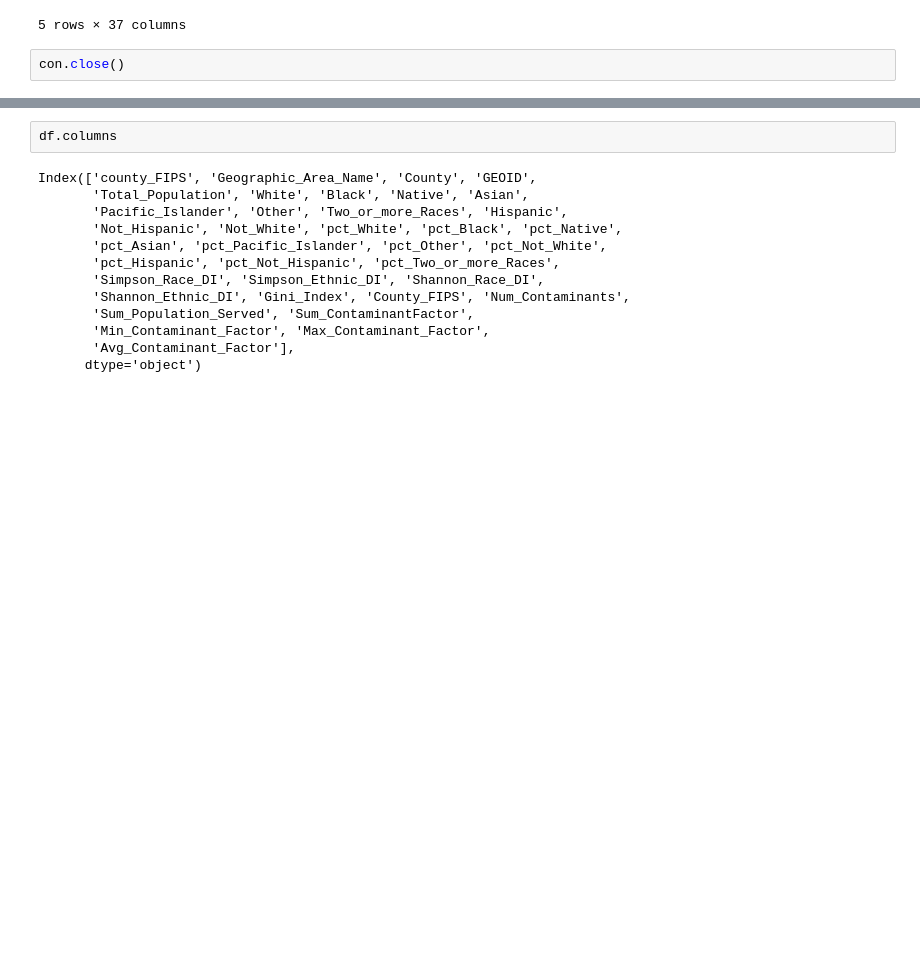
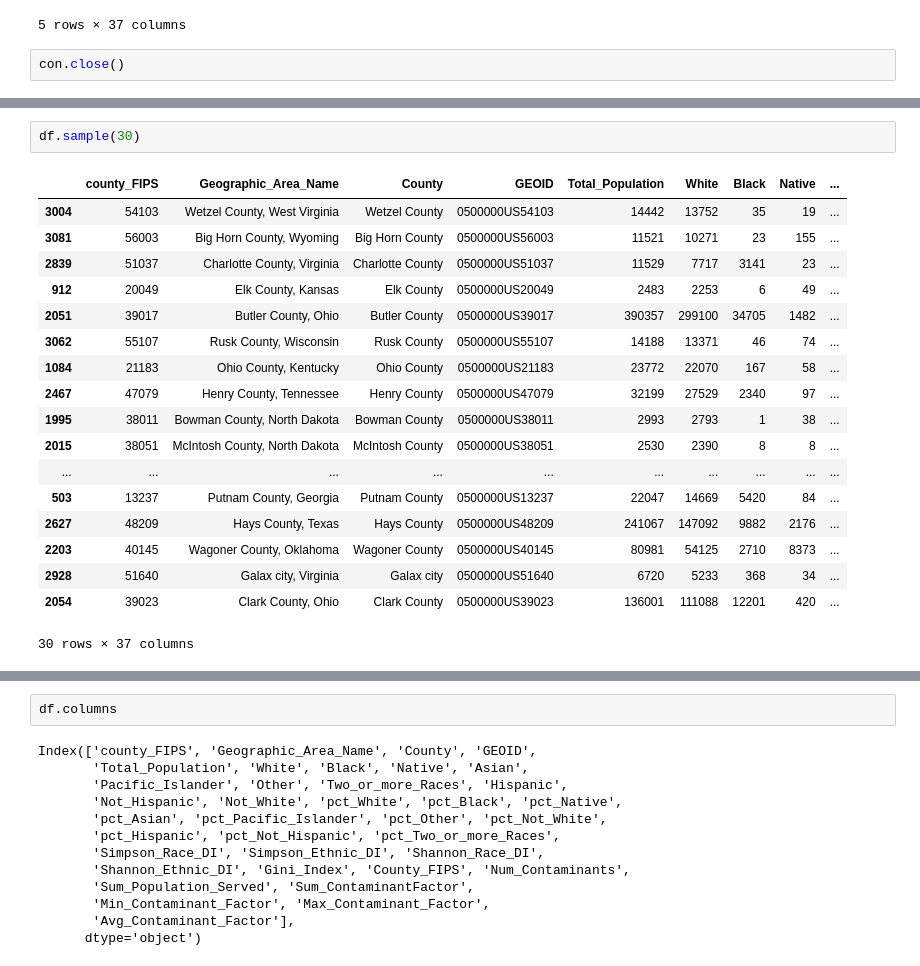
Before and after one commit to jonathantree/Water_Quality_Analysis, a Jupyter notebook: Census_Data_Cleaning/Eliminating_Outliers.ipynb, the cells around one changed output, grey strips where cells are left out. Cells and saved outputs as stored; diff of their text form; blank space fills up the shorter version.

```diff
--- a/Census_Data_Cleaning/Eliminating_Outliers.ipynb
+++ b/Census_Data_Cleaning/Eliminating_Outliers.ipynb
@@ -33,3 +33,24 @@ df.shape
+# %%
+df.sample(30)
+# %% [output]
+|  | county_FIPS | Geographic_Area_Name | County | GEOID | Total_Population | White | Black | Native | ... |
+| 3004 | 54103 | Wetzel County, West Virginia | Wetzel County | 0500000US54103 | 14442 | 13752 | 35 | 19 | ... |
+| 3081 | 56003 | Big Horn County, Wyoming | Big Horn County | 0500000US56003 | 11521 | 10271 | 23 | 155 | ... |
+| 2839 | 51037 | Charlotte County, Virginia | Charlotte County | 0500000US51037 | 11529 | 7717 | 3141 | 23 | ... |
+| 912 | 20049 | Elk County, Kansas | Elk County | 0500000US20049 | 2483 | 2253 | 6 | 49 | ... |
+| 2051 | 39017 | Butler County, Ohio | Butler County | 0500000US39017 | 390357 | 299100 | 34705 | 1482 | ... |
+| 3062 | 55107 | Rusk County, Wisconsin | Rusk County | 0500000US55107 | 14188 | 13371 | 46 | 74 | ... |
+| 1084 | 21183 | Ohio County, Kentucky | Ohio County | 0500000US21183 | 23772 | 22070 | 167 | 58 | ... |
+| 2467 | 47079 | Henry County, Tennessee | Henry County | 0500000US47079 | 32199 | 27529 | 2340 | 97 | ... |
+| 1995 | 38011 | Bowman County, North Dakota | Bowman County | 0500000US38011 | 2993 | 2793 | 1 | 38 | ... |
+| 2015 | 38051 | McIntosh County, North Dakota | McIntosh County | 0500000US38051 | 2530 | 2390 | 8 | 8 | ... |
+| ... | ... | ... | ... | ... | ... | ... | ... | ... | ... |
+| 503 | 13237 | Putnam County, Georgia | Putnam County | 0500000US13237 | 22047 | 14669 | 5420 | 84 | ... |
+| 2627 | 48209 | Hays County, Texas | Hays County | 0500000US48209 | 241067 | 147092 | 9882 | 2176 | ... |
+| 2203 | 40145 | Wagoner County, Oklahoma | Wagoner County | 0500000US40145 | 80981 | 54125 | 2710 | 8373 | ... |
+| 2928 | 51640 | Galax city, Virginia | Galax city | 0500000US51640 | 6720 | 5233 | 368 | 34 | ... |
+| 2054 | 39023 | Clark County, Ohio | Clark County | 0500000US39023 | 136001 | 111088 | 12201 | 420 | ... |
+30 rows × 37 columns
 # %%
 df.describe()
 # %% [output]
```
Also changed, not shown: parts of 14 cells of this notebook, 8 other files.
